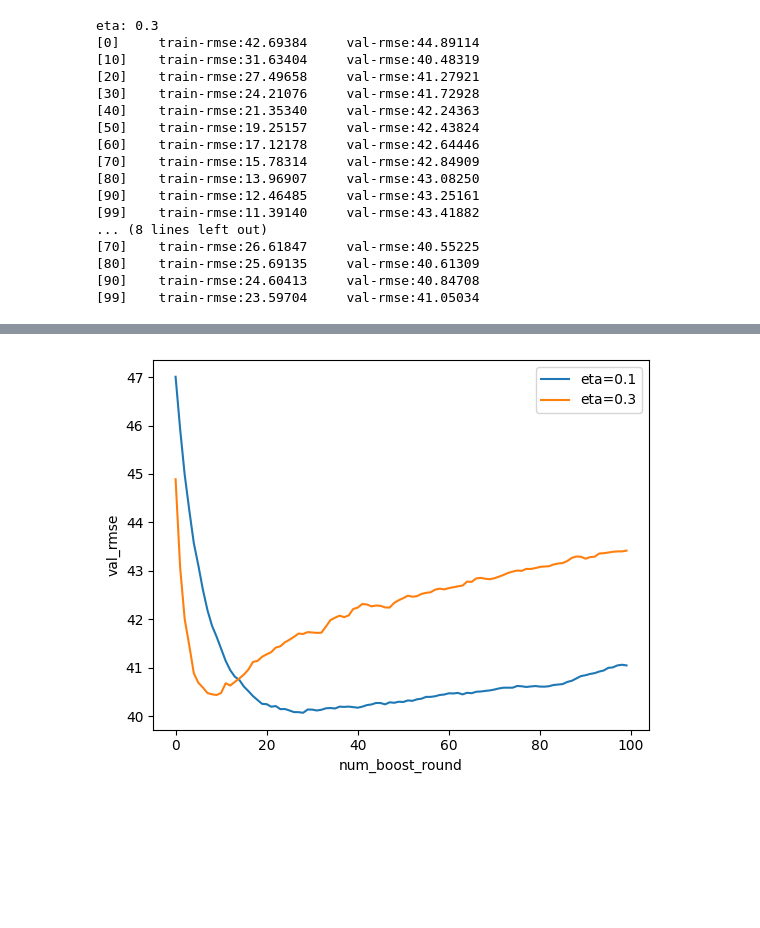
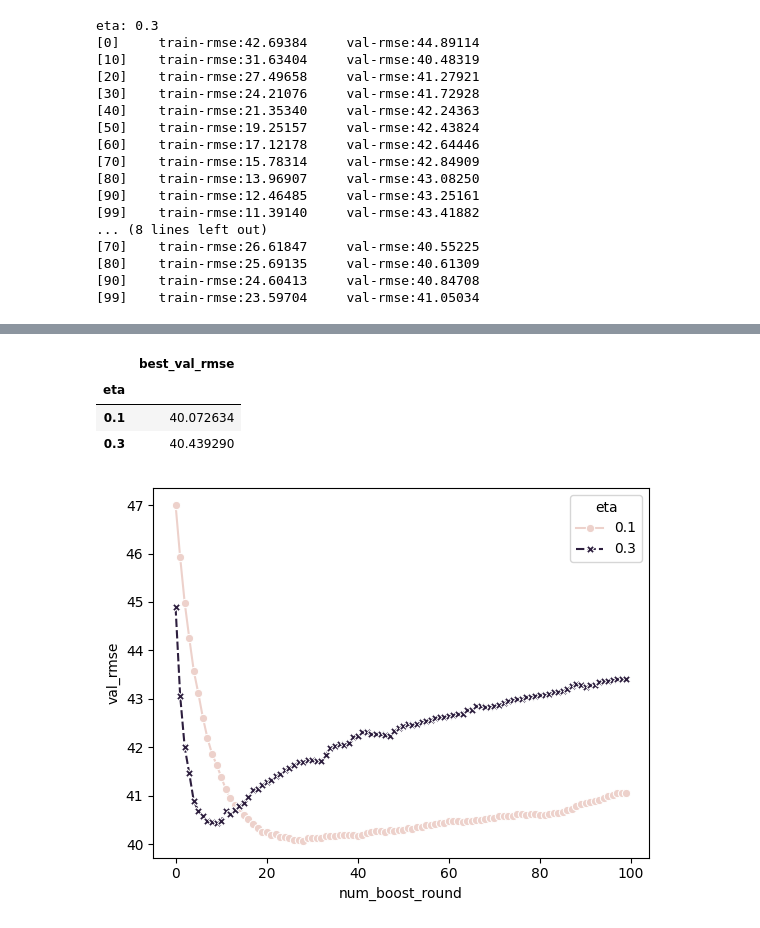
Before and after one commit to VolodymyrBil/project1_yanqing-song, a Jupyter notebook: 06-trees.ipynb, the cells around one changed output, grey strips where cells are left out. Saved outputs shown, nothing was run; the diff lists cells and outputs as text; code cells hidden in the pictures; blank space fills up the shorter version.

```diff
--- a/06-trees.ipynb
+++ b/06-trees.ipynb
@@ -475,9 +560,12 @@ eta_df.groupby('eta', as_index=False)['val_rmse'].agg('min').merge(eta_df, on=['
-# %%
-ax = eta_df.query('eta==0.1').plot(x='num_boost_round', y='val_rmse', label='eta=0.1')
-eta_df.query('eta==0.3').plot(x='num_boost_round', y='val_rmse', ax=ax, label='eta=0.3')
-plt.xlabel('num_boost_round')
-plt.ylabel('val_rmse')
-plt.legend()
-plt.show()
-# %% [output]
-[figure, removed]
+# %%
+eta_df.groupby('eta').agg(best_val_rmse=pd.NamedAgg('val_rmse','min'))
+# %% [output]
+|  | best_val_rmse |
+| eta |  |
+| 0.1 | 40.072634 |
+| 0.3 | 40.439290 |
+# %%
+sns.lineplot(data=eta_df, x='num_boost_round', y='val_rmse', hue='eta', style='eta', markers=True)
+plt.show()
+# %% [output]
+[figure, added]
```
Also changed, not shown: parts of 14 cells of this notebook.
